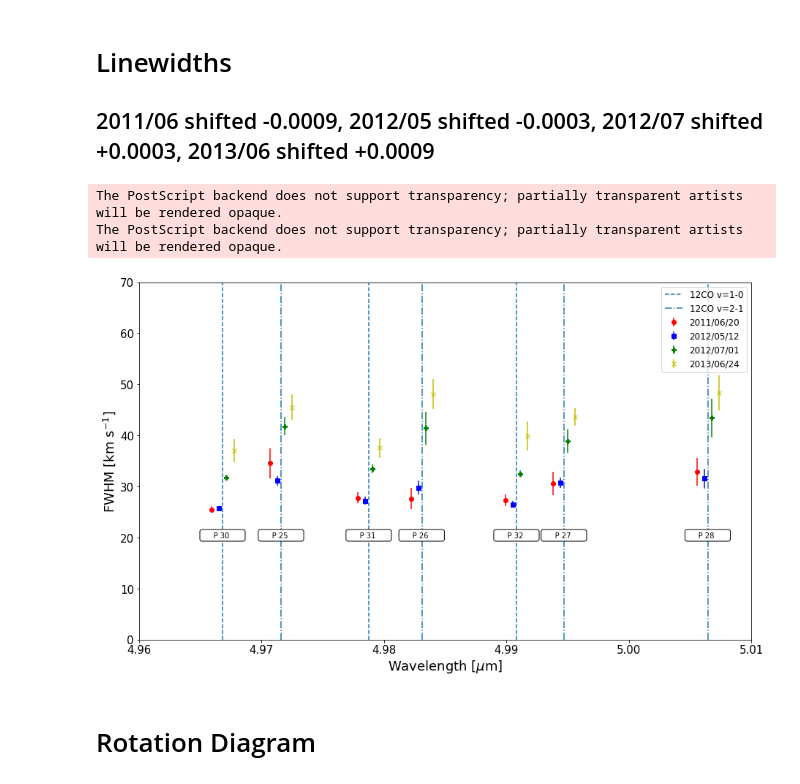
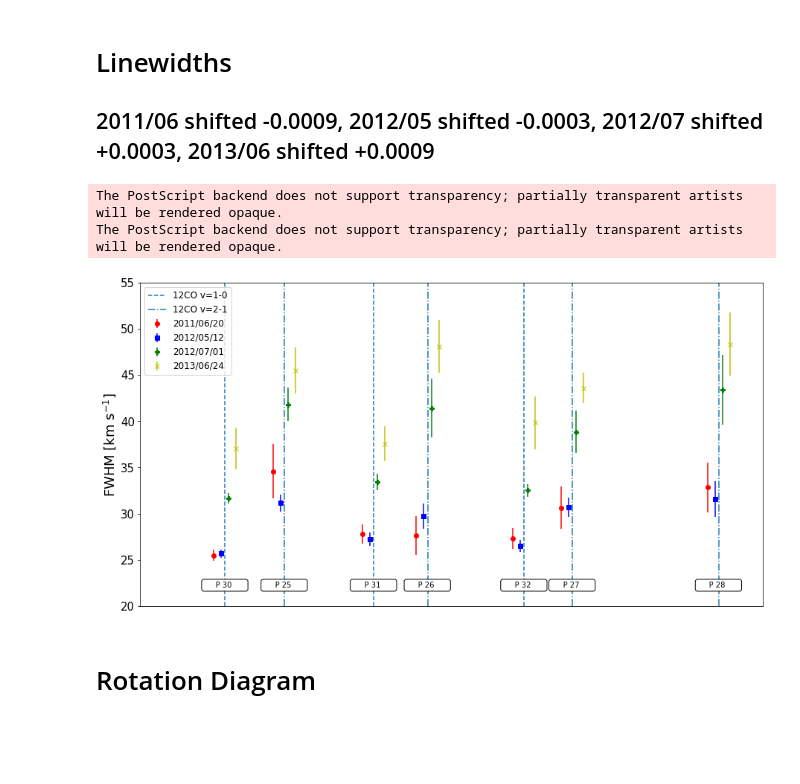
Before and after one commit to adamoses/URSIProject, a Jupyter notebook: AS205_Plots.ipynb, the cells around one changed output. Drawn from its saved outputs; the diff is of its cells as text; code cells hidden in the pictures; blank space fills up the shorter version.

```diff
--- a/AS205_Plots.ipynb
+++ b/AS205_Plots.ipynb
@@ -616,7 +693,7 @@ In all of these higher energy emission lines, with P 26 and P 28 12CO v=2-1 line
 
 # Configuring Plot
 
-fig=plt.figure(figsize=(15,9))
+fig=plt.figure(figsize=(15,8))
 ax1 = fig.add_subplot(111)
 
 #######################################################################
@@ -629,49 +706,48 @@ props = dict(boxstyle='round', facecolor='white', alpha=1)
 
 for i, wave in enumerate(hitran12CO1_0['wave']):
     ax1.axvline(wave, 0, 30, linestyle='--')
-    ax1.text(wave-0.0017, 20, hitran12CO1_0['Qpp'][i], bbox=props)
+    ax1.text(wave-0.0017, 22, hitran12CO1_0['Qpp'][i], bbox=props)
 
 for i, wave in enumerate(hitran12CO2_1['wave']):
     if (wave>4.9):
         ax1.axvline(wave, 0, 30, linestyle='-.')
-        ax1.text(wave-0.0017, 20, hitran12CO2_1['Qpp'][i],bbox=props)
+        ax1.text(wave-0.0017, 22, hitran12CO2_1['Qpp'][i],bbox=props)
 
 # Labeling Hitran Data
 
 ax1.axvline(0,0,0, linestyle='--', label='12CO v=1-0')
 ax1.axvline(0,0,0, linestyle='-.', label='12CO v=2-1')
 
 #######################################################################
 
 # Plotting Linefluxes and error bars for each date
 
 errorbar(t1['wave']-0.0009, t1['linewidth'], yerr=t1['linewidth_err'], fmt='ro', label='2011/06/20')
 errorbar(t2['wave']-0.0003, t2['linewidth'], yerr=t2['linewidth_err'], fmt='bs', label='2012/05/12')
 errorbar(t3['wave']+0.0003, t3['linewidth'], yerr=t3['linewidth_err'], fmt='gP', label='2012/07/01')
 errorbar(t4['wave']+0.0009, t4['linewidth'], yerr=t4['linewidth_err'], fmt='yx', label='2013/06/24')
 errorbar(t5['wave']-0.0009, t5['linewidth'], yerr=t5['linewidth_err'], fmt='ro')
 errorbar(t6['wave']-0.0003, t6['linewidth'], yerr=t6['linewidth_err'], fmt='bs')
 errorbar(t7['wave']+0.0003, t7['linewidth'], yerr=t7['linewidth_err'], fmt='gP')
 errorbar(t8['wave']+0.0009, t8['linewidth'], yerr=t8['linewidth_err'], fmt='yx')
 
 #######################################################################
 
 # Plot Formatting
 
 ax1.set_ylabel('FWHM [km s$^{-1}$]', fontsize=18)
-ax1.set_xlabel('Wavelength [$\mu$m]', fontsize=18)
-ax1.set_ylim(0,70)
-ax1.legend(loc=1, prop={'size': 12})
+ax1.set_ylim(20,55)
+ax1.legend(loc=2, prop={'size': 12})
 ax1.set_xlim(4.96, 5.01)
 
-ax1.tick_params(axis='x', labelsize=15 )
+ax1.xaxis.set_visible(False)
 ax1.tick_params(axis='y', labelsize=15 )
 
 fig.savefig("./Plots/FWHM.eps")
 # %% [output]
 The PostScript backend does not support transparency; partially transparent artists will be rendered opaque.
 The PostScript backend does not support transparency; partially transparent artists will be rendered opaque.
-[figure, old version]
+[figure, new version]
 # %% [markdown]
 # Rotation Diagram
 # %%
```
Also changed, not shown: parts of 7 cells of this notebook, 3 other files.
